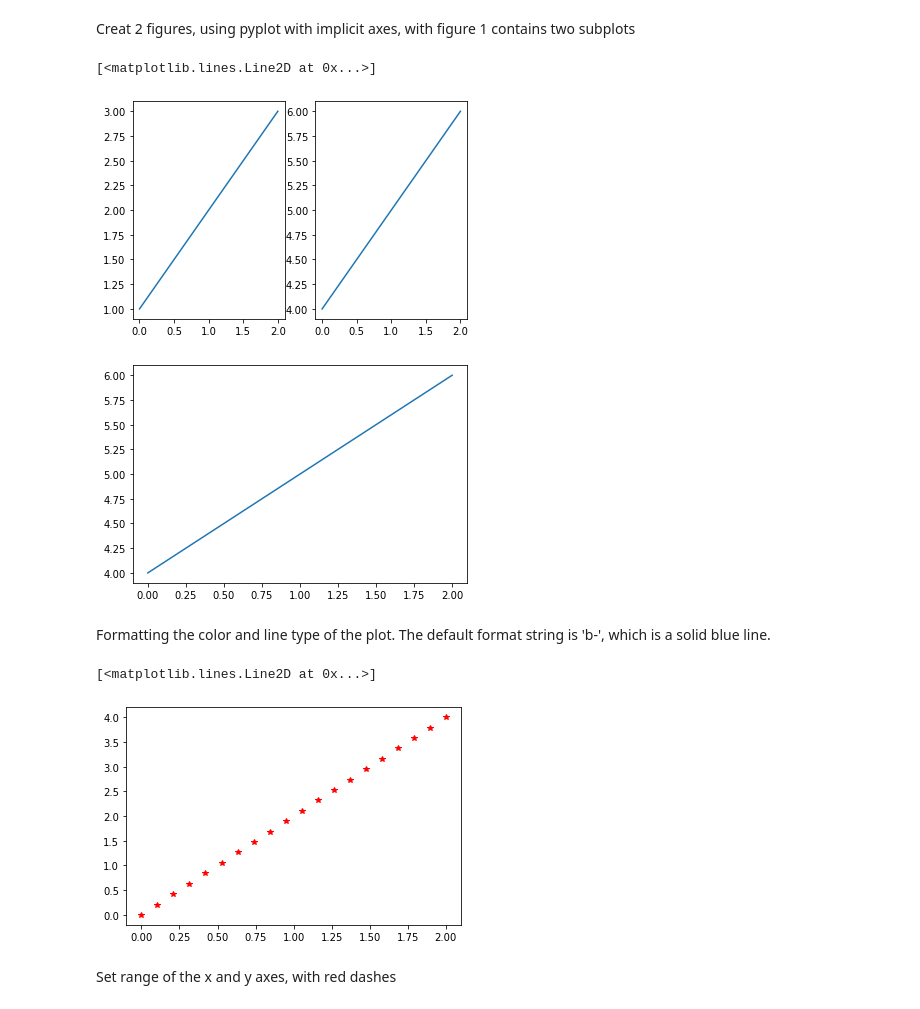
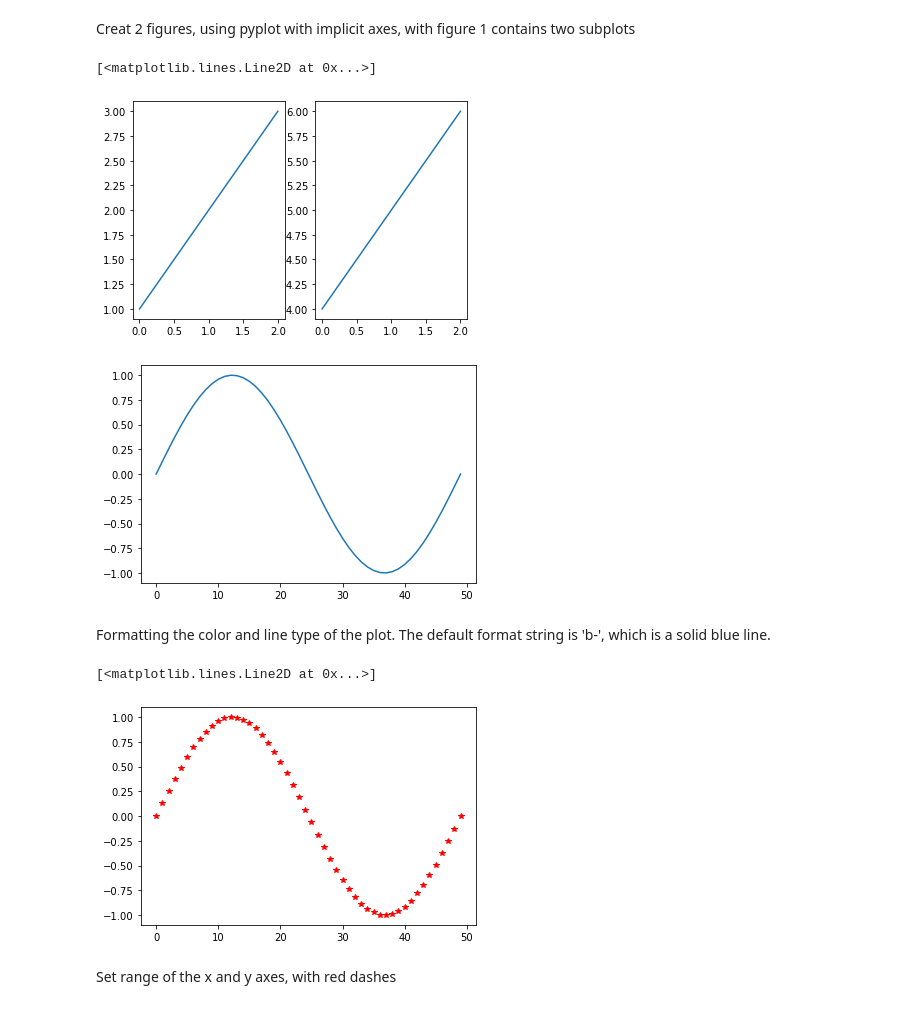
Before and after one commit to donglinchen/data_science_exercise, a Jupyter notebook: Matplotlib-exercise-solution.ipynb, the cells around one changed output. Saved outputs shown, nothing was run; the diff lists cells and outputs as text; code cells hidden in the pictures.

```diff
--- a/Matplotlib-exercise-solution.ipynb
+++ b/Matplotlib-exercise-solution.ipynb
@@ -26,8 +26,9 @@ Instead of using pyplot.plot to create plot directly, We can also use pyplot to
 # %% [markdown]
 Create a Figure object, add axes to figure object and plot a line:
 # %%
+y = np.sin(np.linspace(0, 2 * np.pi))
 fig = plt.figure()
 ax = fig.add_axes([0,0,0.76,0.76])
-ax.plot([1,2,3,4], [2,4,6,8])
+ax.plot(y)
 # %% [output]
 [<matplotlib.lines.Line2D at 0x...>]
@@ -127,7 +128,7 @@ plt.subplot(122)
 plt.plot([4, 5, 6])
 
 plt.figure(2)
-plt.plot([4, 5, 6])
+plt.plot(y)
 
 # plt.figure(1)
 # plt.subplot(211)
@@ -135,14 +136,14 @@ plt.plot([4, 5, 6])
 # %% [output]
 [<matplotlib.lines.Line2D at 0x...>]
 [figure]
-[figure, old version]
+[figure, new version]
 # %% [markdown]
 Formatting the color and line type of the plot. The default format string is 'b-', which is a solid blue line.
 # %%
-plt.plot(x, x * 2, 'r*')
+plt.plot(y, 'r*')
 # %% [output]
 [<matplotlib.lines.Line2D at 0x...>]
-[figure, old version]
+[figure, new version]
 # %% [markdown]
 Set range of the x and y axes, with red dashes
 # %%
```
Also changed, not shown: parts of 6 cells of this notebook.
